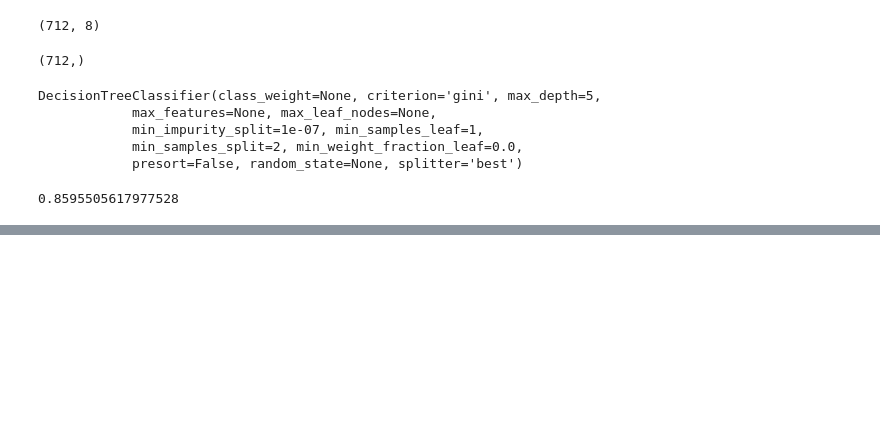
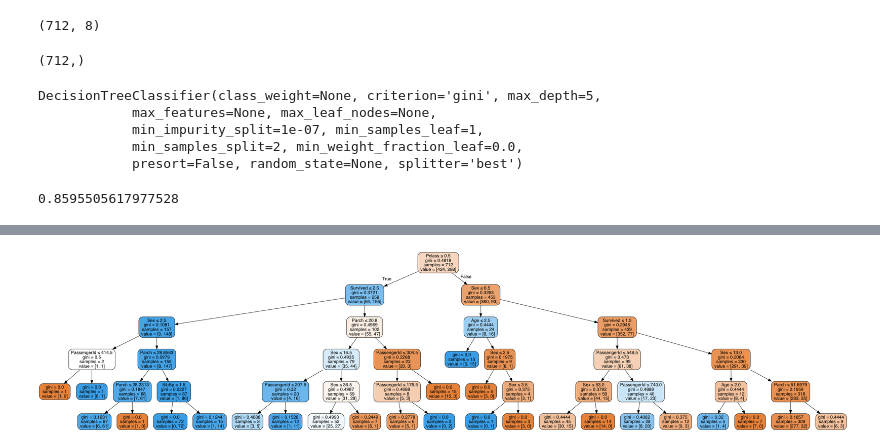
Before and after one commit to benjamindetroch/kaggle-titanic-notebook, a Jupyter notebook: Titanic (Kaggle).ipynb, the cells around one changed output, grey strips where cells are left out. Drawn from its saved outputs; the diff is of its cells as text; code cells hidden in the pictures; blank space fills up the shorter version.

Commit message:
Plotting the decision tree

```diff
--- a/Titanic (Kaggle).ipynb
+++ b/Titanic (Kaggle).ipynb
@@ -138,0 +147,11 @@ clf.score(X,Y)
+# %%
+from IPython.display import Image
+import pydotplus
+dot_data = tree.export_graphviz(clf, out_file=None,
+                         feature_names = df.columns,
+                         filled=True, rounded=True,
+                         special_characters=True)
+graph = pydotplus.graph_from_dot_data(dot_data)
+Image(graph.create_png())
+# %% [output]
+[figure, added]
```
Also changed, not shown: parts of 4 cells of this notebook.
